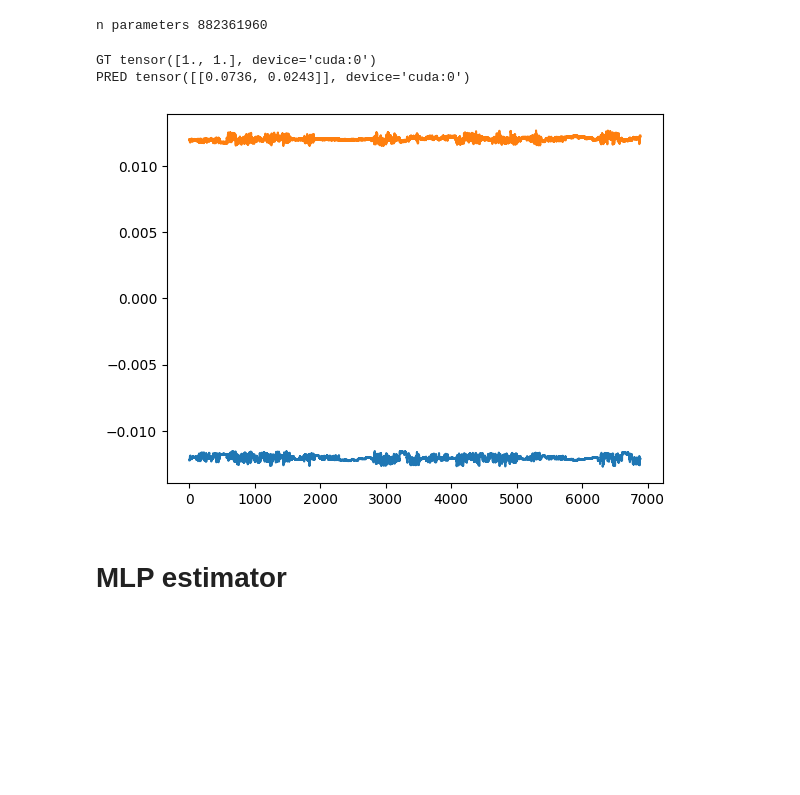
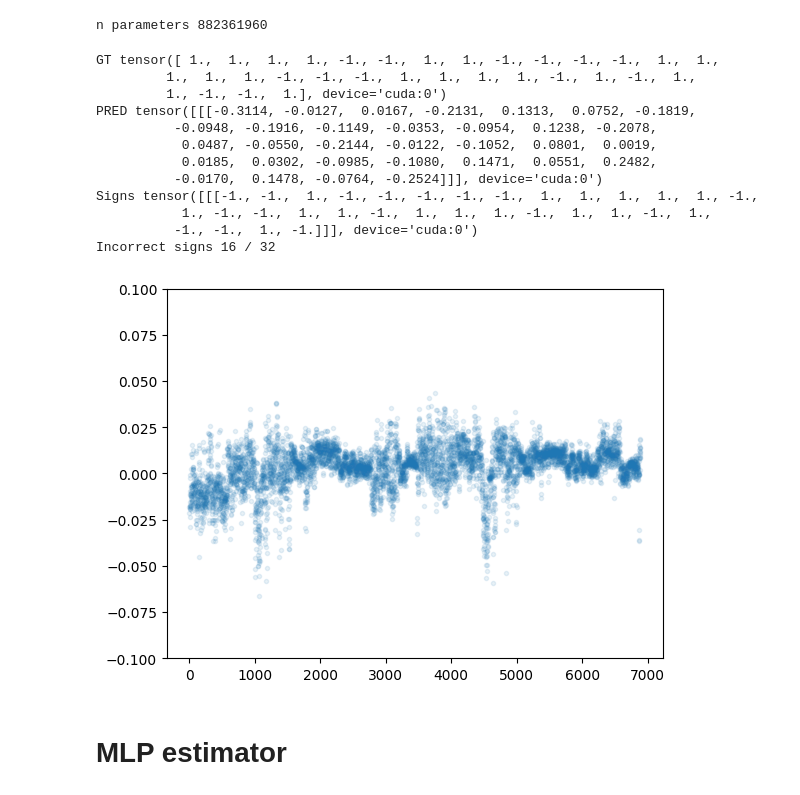
Before and after one commit to alekseizhuravlev/shape_matching, a Jupyter notebook: notebooks/19.06.2024/sign_estimation_network.ipynb, the cells around one changed output. Saved outputs shown, nothing was run; the diff lists cells and outputs as text; code cells hidden in the pictures; blank space fills up the shorter version.

```diff
--- a/notebooks/19.06.2024/sign_estimation_network.ipynb
+++ b/notebooks/19.06.2024/sign_estimation_network.ipynb
@@ -164,14 +157,21 @@ def predict_sign_change(net, verts, faces, evecs_flip, evecs_cond):
 
     return sign_flip_predicted
 # %%
-feature_dim = 2
+import networks.diffusion_network as diffusion_network
+
+condition_dim = 0
+
+device = 'cuda' if torch.cuda.is_available() else 'cpu'
+
+feature_dim = 32
 net = diffusion_network.DiffusionNet(
     in_channels=feature_dim,
-    out_channels=feature_dim,
+    # out_channels=feature_dim,
+    out_channels=1,
     cache_dir=f'data_with_smpl_corr/FAUST_original/{200}',
     input_type='wks',
-    n_block=1,
-    hidden_channels=8,
+    # n_block=1,
+    # hidden_channels=8,
     ).to(device)
 
 opt = torch.optim.Adam(net.parameters(), lr=1e-3)
@@ -266,6 +294,22 @@ for i in iterator:
 # penalize the angle (so projection is as negative as possible)
 # turn on the original shape (commented out)
 # %%
+curr_idx = np.random.randint(0, len(possible_shapes))
+
+# test_shape = possible_shapes[curr_idx]
+
+test_shape = dataset[29]['second']
+
+verts = test_shape['verts'].unsqueeze(0).to(device)
+faces = test_shape['faces'].unsqueeze(0).to(device)
+
+evecs_orig = test_shape['evecs'][:, 1:1+feature_dim].unsqueeze(0).to(device)
+
+
+##############################################
+# Set the signs
+##############################################
+
 sign_flip = torch.randint(0, 2, (feature_dim,)).float().to(device)
 sign_flip[sign_flip == 0] = -1
 
@@ -278,39 +322,52 @@ evecs_flip = torch.nn.functional.normalize(evecs_flip, p=2, dim=1)
 evecs_input = evecs_flip
 
 with torch.no_grad():
     # process the flipped evecs
     support_vector_flip = net(
         verts=verts,
         faces=faces,
         feats=evecs_input,
     ) # [1 x 6890 x 1]
 
 # normalize the support vector
 support_vector_norm = torch.nn.functional.normalize(support_vector_flip, p=2, dim=1)
 
 # multiply the support vector by the flipped evecs [1 x 6890 x 4].T @ [1 x 6890 x 4]
 product_with_support = support_vector_norm.transpose(1, 2) @ evecs_flip
 
 if product_with_support.shape[1] == product_with_support.shape[2]:
     # product_with_support = torch.diag_embed(product_with_support)
     # take only diagonal elements
     product_with_support = torch.diagonal(product_with_support, dim1=1, dim2=2)
 
 
 sign_flip_predicted = product_with_support
 
+sign_correct = sign_flip_predicted.sign() * sign_flip.sign()
 
-
-
+# print('Shape idx', curr_idx)
 print('GT', sign_flip)
 print('PRED', sign_flip_predicted)
-plt.plot(support_vector_norm.squeeze().detach().cpu().numpy())
+print('Signs', sign_correct)
+print(f'Incorrect signs {torch.sum(sign_correct != 1)} / {feature_dim}')
+plt.plot(support_vector_norm.squeeze().detach().cpu().numpy(), '.', alpha=0.1)
+plt.ylim(-0.1, 0.1)
 # plt.yscale('log')
 plt.show()
 # %% [output]
-GT tensor([1., 1.], device='cuda:0')
-PRED tensor([[0.0736, 0.0243]], device='cuda:0')
+GT tensor([ 1.,  1.,  1.,  1., -1., -1.,  1.,  1., -1., -1., -1., -1.,  1.,  1.,
+         1.,  1.,  1., -1., -1., -1.,  1.,  1.,  1.,  1., -1.,  1., -1.,  1.,
+         1., -1., -1.,  1.], device='cuda:0')
+PRED tensor([[[-0.3114, -0.0127,  0.0167, -0.2131,  0.1313,  0.0752, -0.1819,
+          -0.0948, -0.1916, -0.1149, -0.0353, -0.0954,  0.1238, -0.2078,
+           0.0487, -0.0550, -0.2144, -0.0122, -0.1052,  0.0801,  0.0019,
+           0.0185,  0.0302, -0.0985, -0.1080,  0.1471,  0.0551,  0.2482,
+          -0.0170,  0.1478, -0.0764, -0.2524]]], device='cuda:0')
+Signs tensor([[[-1., -1.,  1., -1., -1., -1., -1., -1.,  1.,  1.,  1.,  1.,  1., -1.,
+           1., -1., -1.,  1.,  1., -1.,  1.,  1.,  1., -1.,  1.,  1., -1.,  1.,
+          -1., -1.,  1., -1.]]], device='cuda:0')
+Incorrect signs 16 / 32
-[figure, old version]
+[figure, new version]
 # %%
 support_vec_plot = support_vector_flip.squeeze().detach().cpu().numpy()
 
```
Also changed, not shown: parts of 4 cells of this notebook, 5 other files.
